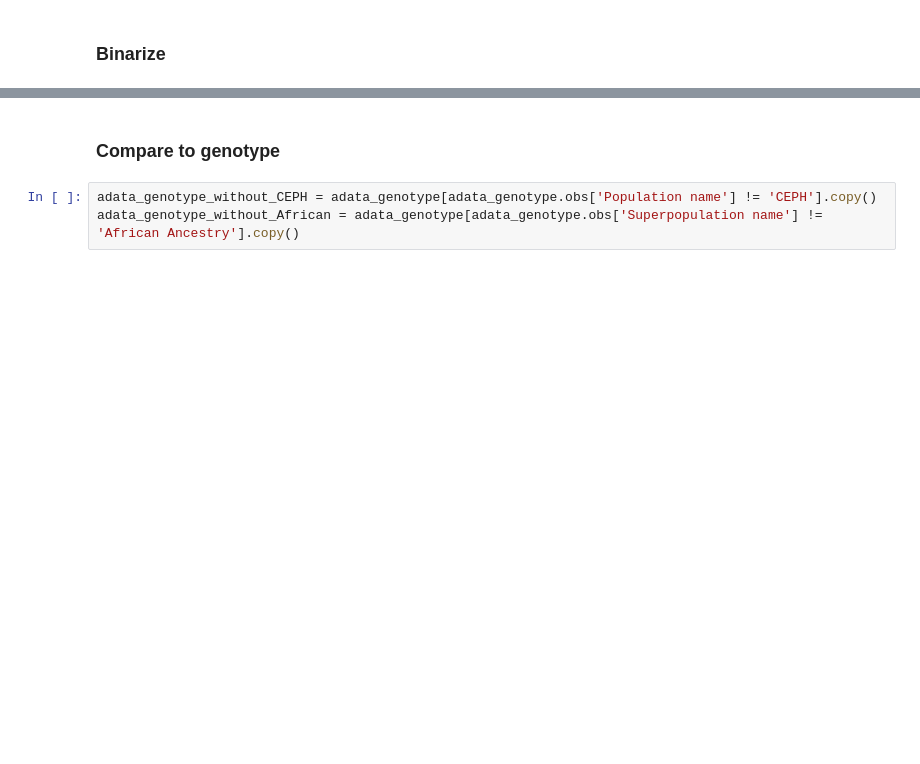
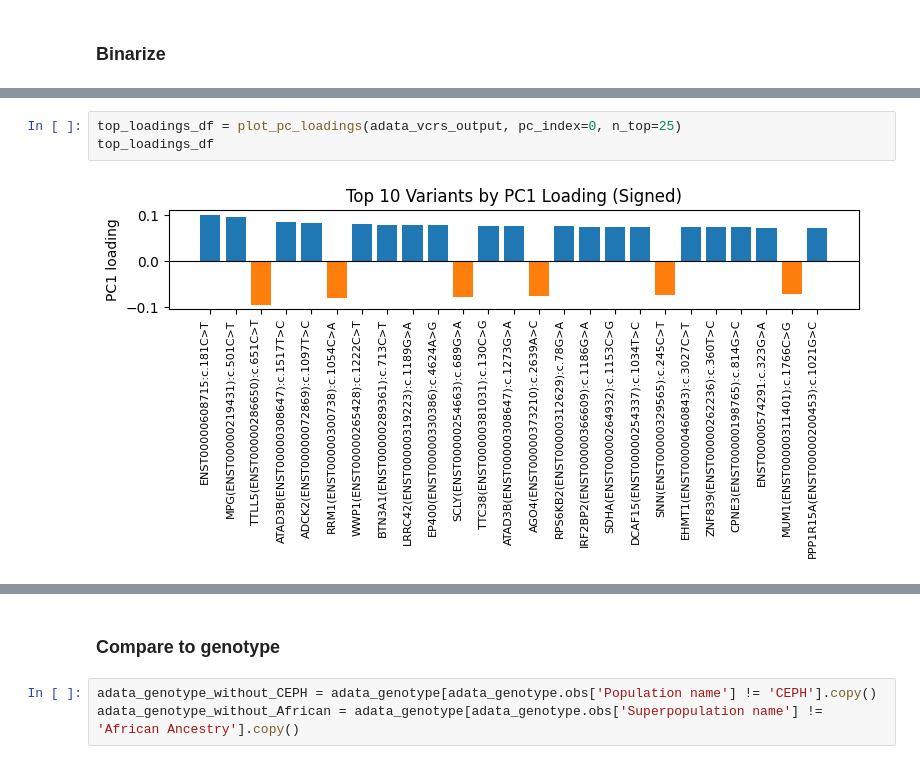
Before and after one commit to pachterlab/RLSRP_2025, a Jupyter notebook: notebooks/Fig3_geuvadis.ipynb, the cells around one changed output, grey strips where cells are left out. Drawn from its saved outputs; the diff is of its cells as text; blank space fills up the shorter version.

```diff
--- a/notebooks/Fig3_geuvadis.ipynb
+++ b/notebooks/Fig3_geuvadis.ipynb
@@ -304,0 +376,5 @@ Binary matrix means do not log1p or scale
+# %%
+top_loadings_df = plot_pc_loadings(adata_vcrs_output, pc_index=0, n_top=25)
+top_loadings_df
+# %% [output]
+[figure, added]
```
Also changed, not shown: parts of 21 cells of this notebook.
